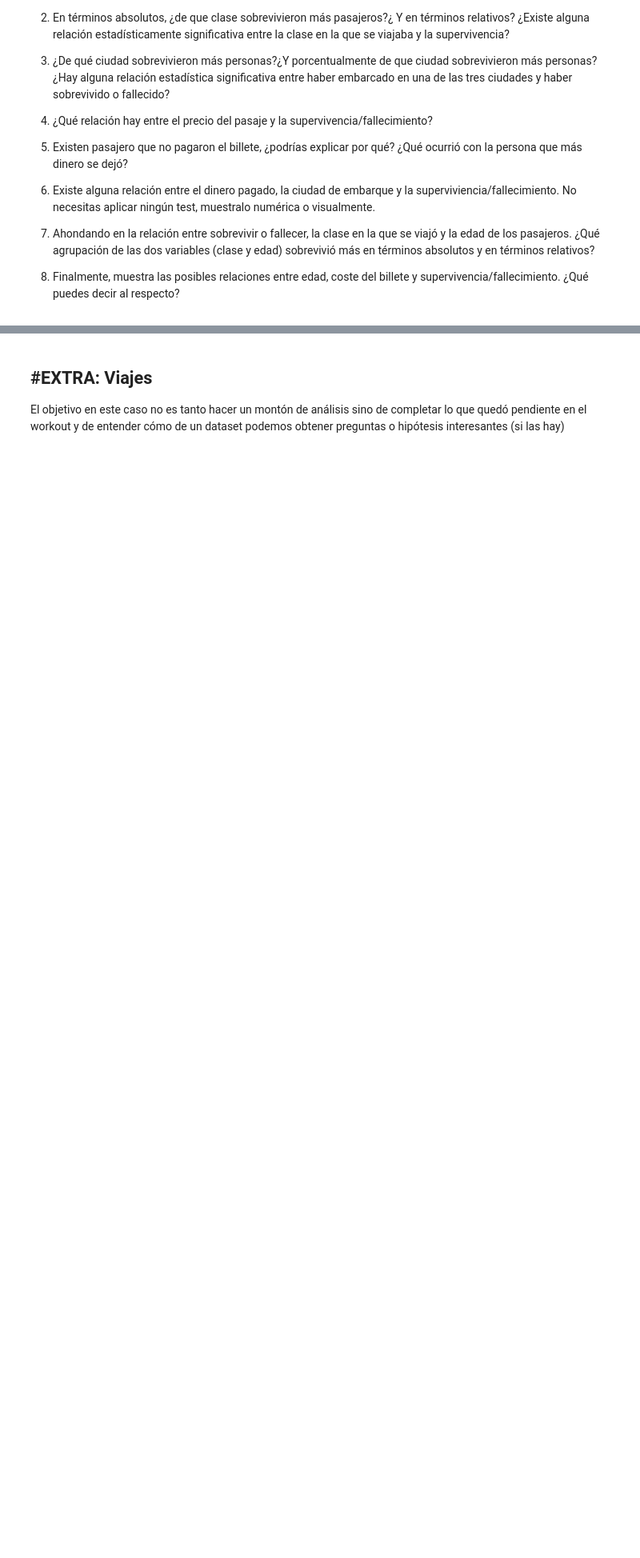
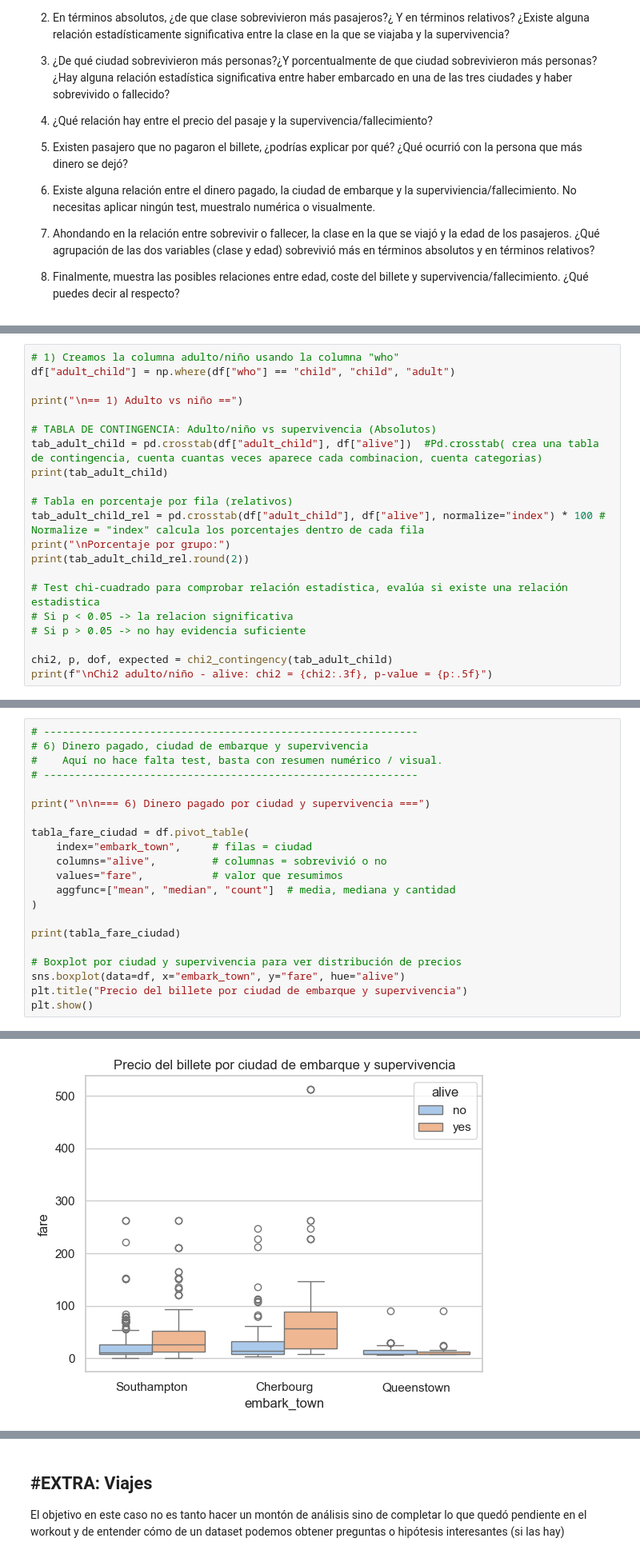
Before and after one commit to dianahoyos/DS_Online_Diana_Hoyos, a Jupyter notebook: 03_Data_Analysis/Sprint_07/Unidad_02_Estadistica_Descriptiva_Multivariante/03_Practica_Obligatoria/18_Practica_Obligatoria_Multivariante.ipynb, the cells around one changed output, grey strips where cells are left out. Shown: that part at 80% size. Drawn from its saved outputs; the diff is of its cells as text; blank space fills up the shorter version.

```diff
--- a/03_Data_Analysis/Sprint_07/Unidad_02_Estadistica_Descriptiva_Multivariante/03_Practica_Obligatoria/18_Practica_Obligatoria_Multivariante.ipynb
+++ b/03_Data_Analysis/Sprint_07/Unidad_02_Estadistica_Descriptiva_Multivariante/03_Practica_Obligatoria/18_Practica_Obligatoria_Multivariante.ipynb
@@ -113,0 +116,21 @@ Realiza los análisis bivariantes o multivariantes que necesites, así como los
+# %%
+# 1) Creamos la columna adulto/niño usando la columna "who"
+df["adult_child"] = np.where(df["who"] == "child", "child", "adult")
+
+print("\n== 1) Adulto vs niño ==")
+
+# TABLA DE CONTINGENCIA: Adulto/niño vs supervivencia (Absolutos)
+tab_adult_child = pd.crosstab(df["adult_child"], df["alive"])  #Pd.crosstab( crea una tabla de contingencia, cuenta cuantas veces aparece cada combinacion, cuenta categorias)
+print(tab_adult_child)
+
+# Tabla en porcentaje por fila (relativos)
+tab_adult_child_rel = pd.crosstab(df["adult_child"], df["alive"], normalize="index") * 100 # Normalize = "index" calcula los porcentajes dentro de cada fila
+print("\nPorcentaje por grupo:")
+print(tab_adult_child_rel.round(2))
+
+# Test chi-cuadrado para comprobar relación estadística, evalúa si existe una relación estadistica
+# Si p < 0.05 -> la relacion significativa
+# Si p > 0.05 -> no hay evidencia suficiente
+
+chi2, p, dof, expected = chi2_contingency(tab_adult_child)
+print(f"\nChi2 adulto/niño - alive: chi2 = {chi2:.3f}, p-value = {p:.5f}")
@@ -113,0 +306,22 @@ Realiza los análisis bivariantes o multivariantes que necesites, así como los
+# %%
+# ------------------------------------------------------------
+# 6) Dinero pagado, ciudad de embarque y supervivencia
+#    Aquí no hace falta test, basta con resumen numérico / visual.
+# ------------------------------------------------------------
+
+print("\n\n=== 6) Dinero pagado por ciudad y supervivencia ===")
+
+tabla_fare_ciudad = df.pivot_table(
+    index="embark_town",     # filas = ciudad
+    columns="alive",         # columnas = sobrevivió o no
+    values="fare",           # valor que resumimos
+    aggfunc=["mean", "median", "count"]  # media, mediana y cantidad
+)
+
+print(tabla_fare_ciudad)
+
+# Boxplot por ciudad y supervivencia para ver distribución de precios
+sns.boxplot(data=df, x="embark_town", y="fare", hue="alive")
+plt.title("Precio del billete por ciudad de embarque y supervivencia")
+plt.show()
+# %% [output]
@@ -113,0 +335 @@ Realiza los análisis bivariantes o multivariantes que necesites, así como los
+[figure, added]
```
Also changed, not shown: parts of 10 cells of this notebook, 10 other files.
